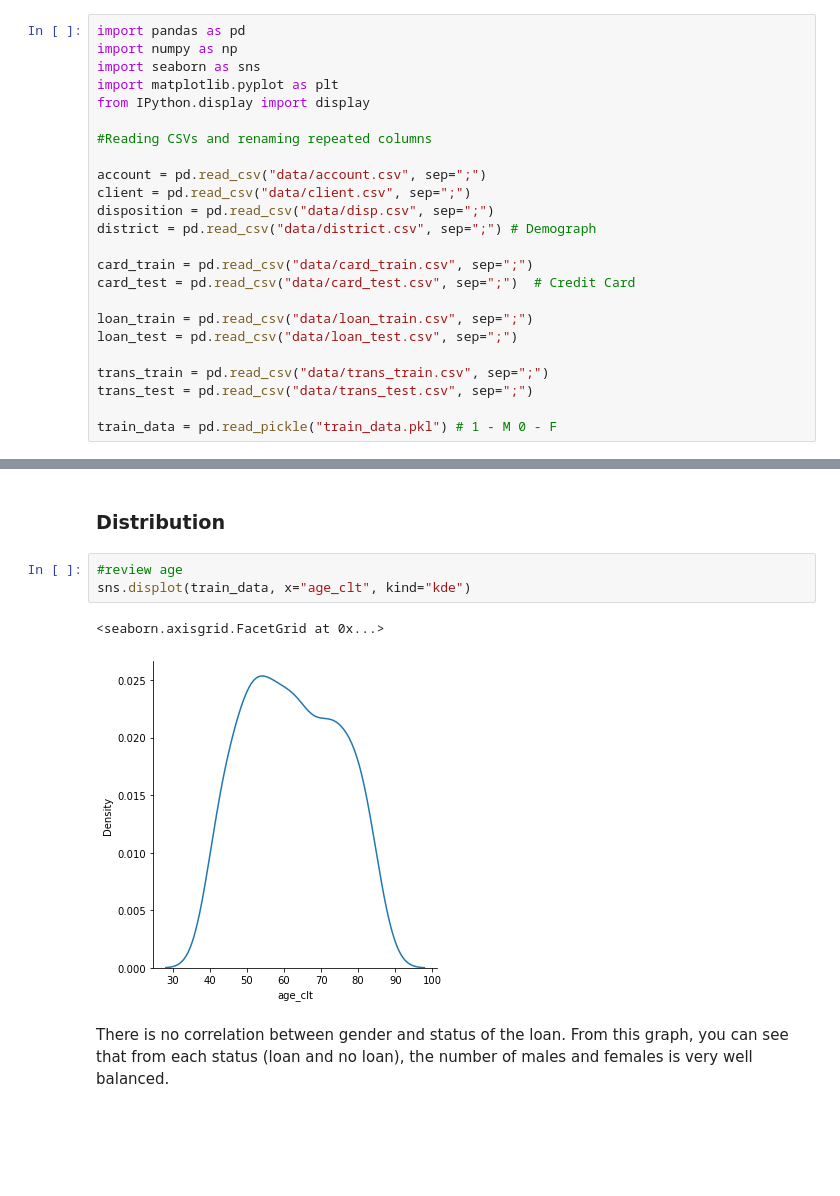
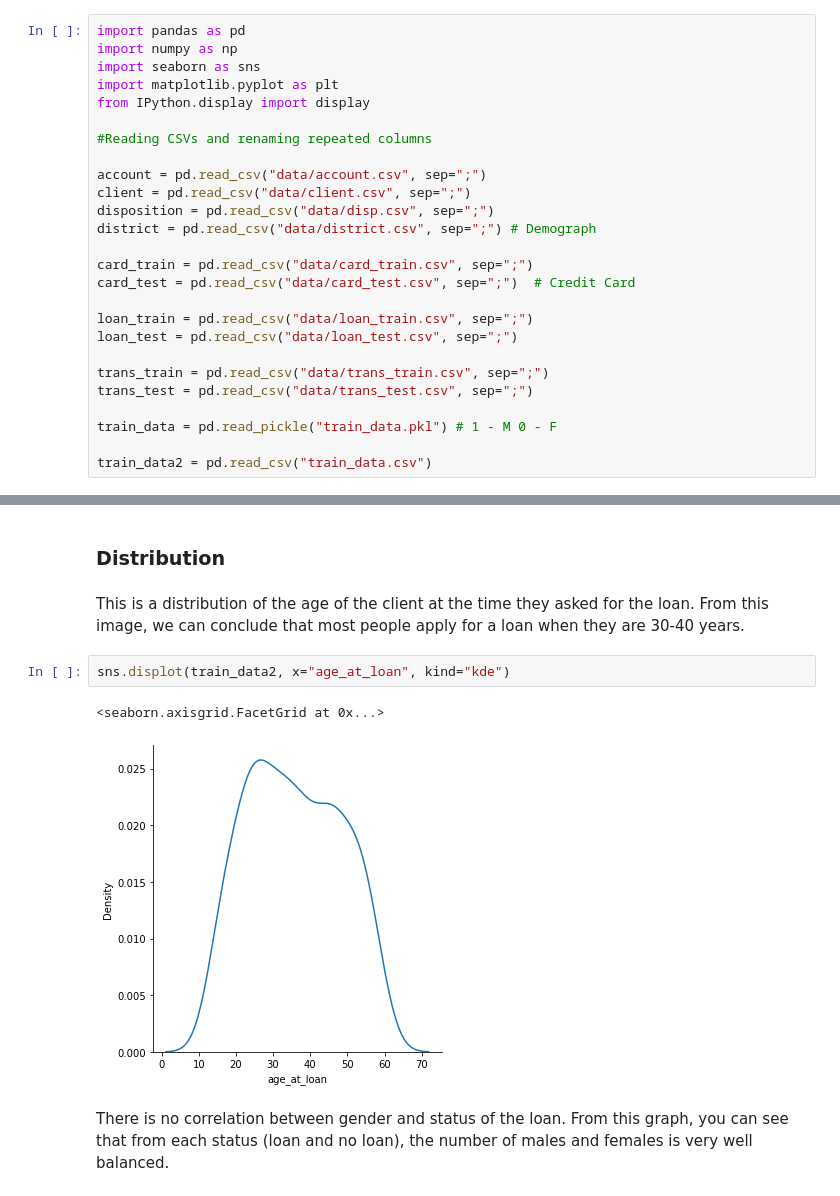
Before and after one commit to Ca-moes/AC, a Jupyter notebook: data_analysis.ipynb, the cells around one changed output, grey strips where cells are left out. Cells and saved outputs as stored; diff of their text form; blank space fills up the shorter version.

Commit message:
Continue data analysis

```diff
--- a/data_analysis.ipynb
+++ b/data_analysis.ipynb
@@ -31,3 +31,5 @@ trans_train = pd.read_csv("data/trans_train.csv", sep=";")
 trans_test = pd.read_csv("data/trans_test.csv", sep=";")
 
 train_data = pd.read_pickle("train_data.pkl") # 1 - M 0 - F
+
+train_data2 = pd.read_csv("train_data.csv")
@@ -614,12 +650,13 @@ get_correlation(train_data)
 [figure]
 # %% [markdown]
 ### Distribution
+# %% [markdown]
+This is a distribution of the age of the client at the time they asked for the loan. From this image, we can conclude that most people apply for a loan when they are 30-40 years.
 # %%
-#review age
-sns.displot(train_data, x="age_clt", kind="kde")
+sns.displot(train_data2, x="age_at_loan", kind="kde")
 # %% [output]
 <seaborn.axisgrid.FacetGrid at 0x...>
-[figure, old version]
+[figure, new version]
 # %% [markdown]
 There is no correlation between gender and status of the loan. From this graph, you can see that from each status (loan and no loan), the number of males and females is very well balanced.
 # %%
```
Also changed, not shown: parts of 8 cells of this notebook.
